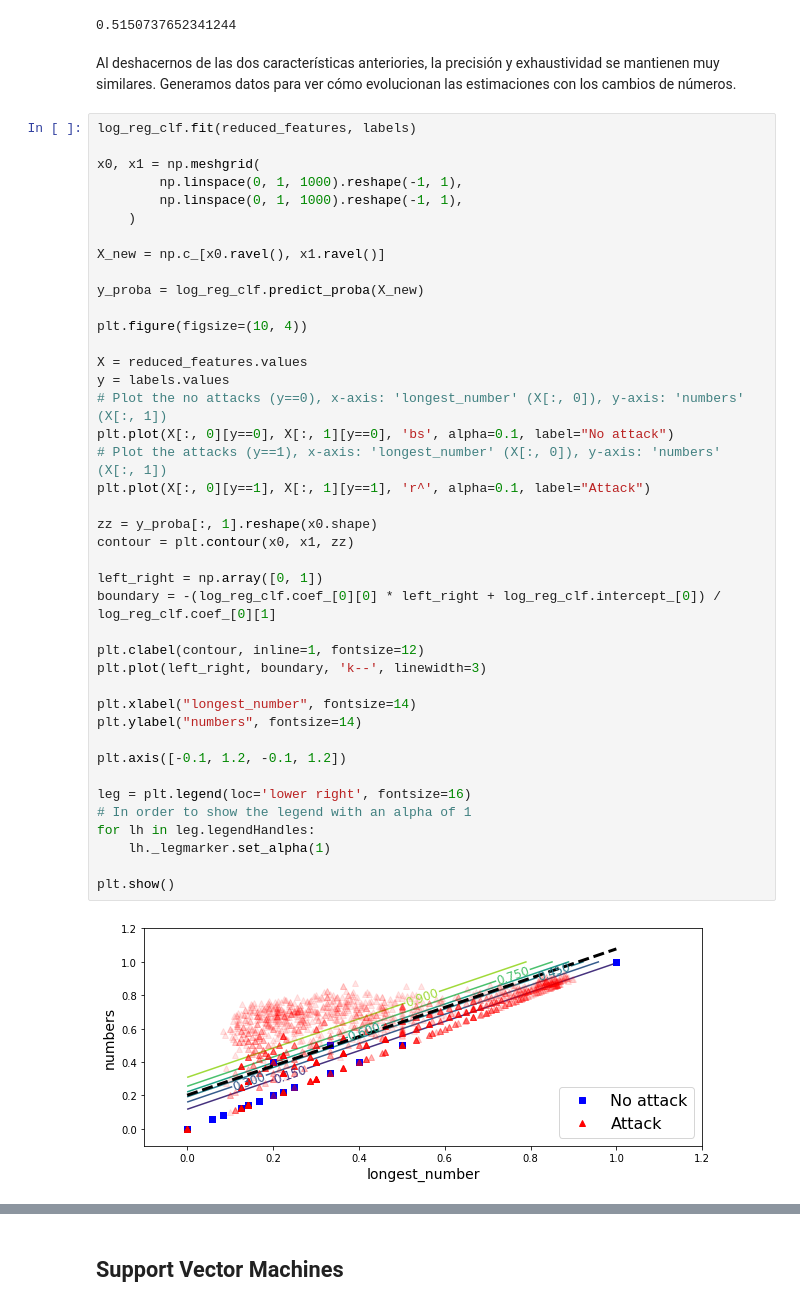
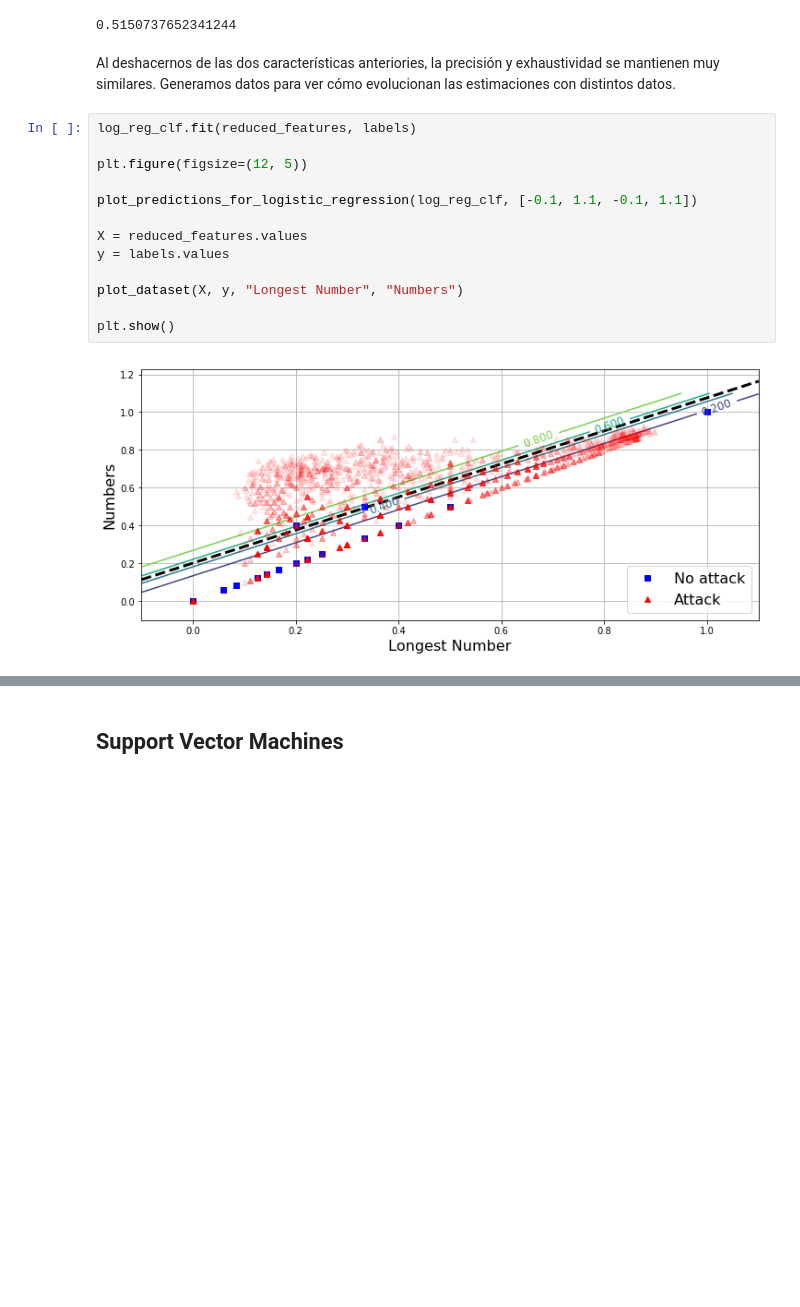
Before and after one commit to alejandro-g-m/DetExt, a Jupyter notebook: DNS_Attacks_Detection_LettersAndNumbersFV.ipynb, the cells around one changed output, grey strips where cells are left out. Drawn from its saved outputs; the diff is of its cells as text; blank space fills up the shorter version.

Commit message:
Update plots to use the new plotting functions for code reusability. Minor changes in style and descriptions.

```diff
--- a/DNS_Attacks_Detection_LettersAndNumbersFV.ipynb
+++ b/DNS_Attacks_Detection_LettersAndNumbersFV.ipynb
@@ -325,48 +325,20 @@ f1_score(labels, train_predicted_labels)
 0.5150737652341244
 # %% [markdown]
 Al deshacernos de las dos características anteriories, la precisión y exhaustividad se mantienen muy similares.
-Generamos datos para ver cómo evolucionan las estimaciones con los cambios de números.
+Generamos datos para ver cómo evolucionan las estimaciones con distintos datos.
-# %%
-log_reg_clf.fit(reduced_features, labels)
-
-x0, x1 = np.meshgrid(
-        np.linspace(0, 1, 1000).reshape(-1, 1),
-        np.linspace(0, 1, 1000).reshape(-1, 1),
-    )
-
-X_new = np.c_[x0.ravel(), x1.ravel()]
-
-y_proba = log_reg_clf.predict_proba(X_new)
-
-plt.figure(figsize=(10, 4))
-
-X = reduced_features.values
-y = labels.values
-# Plot the no attacks (y==0), x-axis: 'longest_number' (X[:, 0]), y-axis: 'numbers' (X[:, 1])
-plt.plot(X[:, 0][y==0], X[:, 1][y==0], 'bs', alpha=0.1, label="No attack")
-# Plot the attacks (y==1), x-axis: 'longest_number' (X[:, 0]), y-axis: 'numbers' (X[:, 1])
-plt.plot(X[:, 0][y==1], X[:, 1][y==1], 'r^', alpha=0.1, label="Attack")
-
-zz = y_proba[:, 1].reshape(x0.shape)
-contour = plt.contour(x0, x1, zz)
-
-left_right = np.array([0, 1])
-boundary = -(log_reg_clf.coef_[0][0] * left_right + log_reg_clf.intercept_[0]) / log_reg_clf.coef_[0][1]
-
-plt.clabel(contour, inline=1, fontsize=12)
-plt.plot(left_right, boundary, 'k--', linewidth=3)
-
-plt.xlabel("longest_number", fontsize=14)
-plt.ylabel("numbers", fontsize=14)
-
-plt.axis([-0.1, 1.2, -0.1, 1.2])
-
-leg = plt.legend(loc='lower right', fontsize=16)
-# In order to show the legend with an alpha of 1
-for lh in leg.legendHandles:
-    lh._legmarker.set_alpha(1)
-
-plt.show()
-# %% [output]
-[figure, removed]
+# %%
+log_reg_clf.fit(reduced_features, labels)
+
+plt.figure(figsize=(12, 5))
+
+plot_predictions_for_logistic_regression(log_reg_clf, [-0.1, 1.1, -0.1, 1.1])
+
+X = reduced_features.values
+y = labels.values
+
+plot_dataset(X, y, "Longest Number", "Numbers")
+
+plt.show()
+# %% [output]
+[figure, added]
 # %% [markdown]
```
Also changed, not shown: parts of 46 cells of this notebook, 1 other file.
